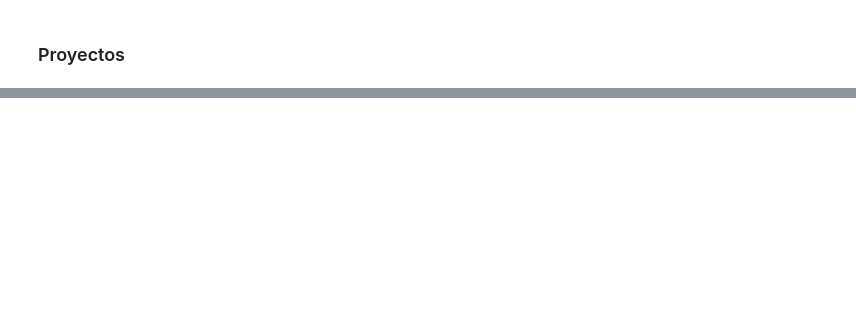
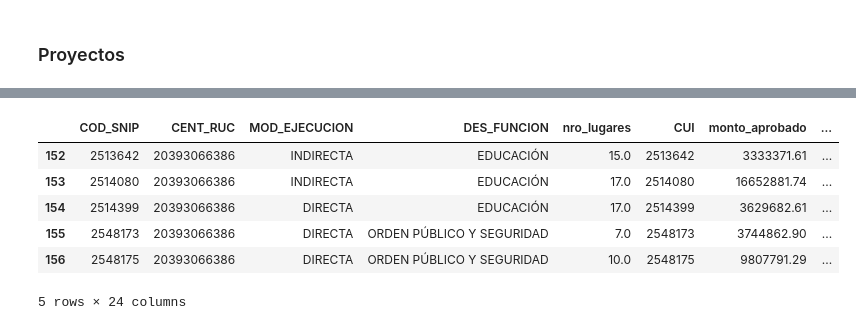
Before and after one commit to HaroldEnrique/Hackaton-CGR, a Jupyter notebook: notebooks/eda.ipynb, the cells around one changed output, grey strips where cells are left out. Drawn from its saved outputs; the diff is of its cells as text; code cells hidden in the pictures; blank space fills up the shorter version.

```diff
--- a/notebooks/eda.ipynb
+++ b/notebooks/eda.ipynb
@@ -259,0 +419,26 @@ Name: count, dtype: int64
+# %%
+df_inputs=df_encoded.loc[:,columns_train]
+# %%
+df_flag= df_encoded.loc[:,columns_flag]
+df_flag.fillna(0, inplace=True)
+
+# Escalar los datos
+scaler = StandardScaler()
+scaled_features = scaler.fit_transform(df_flag[['porc_incremento_monto', 'porc_gastado',
+                                                'porc_tiempo_adicional', 'nro_proveedores',
+                                                'porc_sin_actividad', 'porc_sin_no_habido',
+                                                'promedio_distancias', 'porc_proveedor_cercano']])
+
+# Ponderaciones asignadas a cada variable
+weights = np.array([0.20, 0.15, 0.20, 0.10, 0.15, 0.10, 0.05, 0.05])
+
+# Calcular el índice como suma ponderada
+risk_index = np.dot(scaled_features, weights)
+
+# Añadir el índice al DataFrame
+df_flag['risk_index'] = risk_index
+
+# Clasificar usando percentiles
+threshold = np.percentile(risk_index, 75)  # Puedes ajustar este valor según necesidades
+df_flag['risk_category'] = np.where(df_flag['risk_index'] >= threshold, 1, 0)
+df_flag=df_flag.loc[:, ['COD_SNIP',  'risk_category']]
@@ -259,0 +447,12 @@ Name: count, dtype: int64
+# %%
+df_master_data= df_inputs.merge(df_flag, how='inner', on='COD_SNIP')
+
+def clean_column_names(df):
+    df.columns = [col.replace('[', '').replace(']', '').replace('{', '').replace('}', '').replace(':', '').replace(',', '') for col in df.columns]
+    return df
+
+# Limpiar los nombres de las columnas de X_train y X_test
+df_master_data = clean_column_names(df_master_data)
+
+df_master_train= df_master_data.loc[df_master_data.ANO_ADJ!=2022]
+df_master_test= df_master_data.loc[df_master_data.ANO_ADJ==2022]
@@ -259,0 +576,10 @@ Name: count, dtype: int64
+# %%
+df_master_test.head()
+# %% [output]
+|  | COD_SNIP | CENT_RUC | MOD_EJECUCION | DES_FUNCION | nro_lugares | CUI | monto_aprobado | ... |
+| 152 | 2513642 | 20393066386 | INDIRECTA | EDUCACIÓN | 15.0 | 2513642 | 3333371.61 | ... |
+| 153 | 2514080 | 20393066386 | INDIRECTA | EDUCACIÓN | 17.0 | 2514080 | 16652881.74 | ... |
+| 154 | 2514399 | 20393066386 | DIRECTA | EDUCACIÓN | 17.0 | 2514399 | 3629682.61 | ... |
+| 155 | 2548173 | 20393066386 | DIRECTA | ORDEN PÚBLICO Y SEGURIDAD | 7.0 | 2548173 | 3744862.90 | ... |
+| 156 | 2548175 | 20393066386 | DIRECTA | ORDEN PÚBLICO Y SEGURIDAD | 10.0 | 2548175 | 9807791.29 | ... |
+5 rows × 24 columns
```
Also changed, not shown: parts of 83 cells of this notebook.
